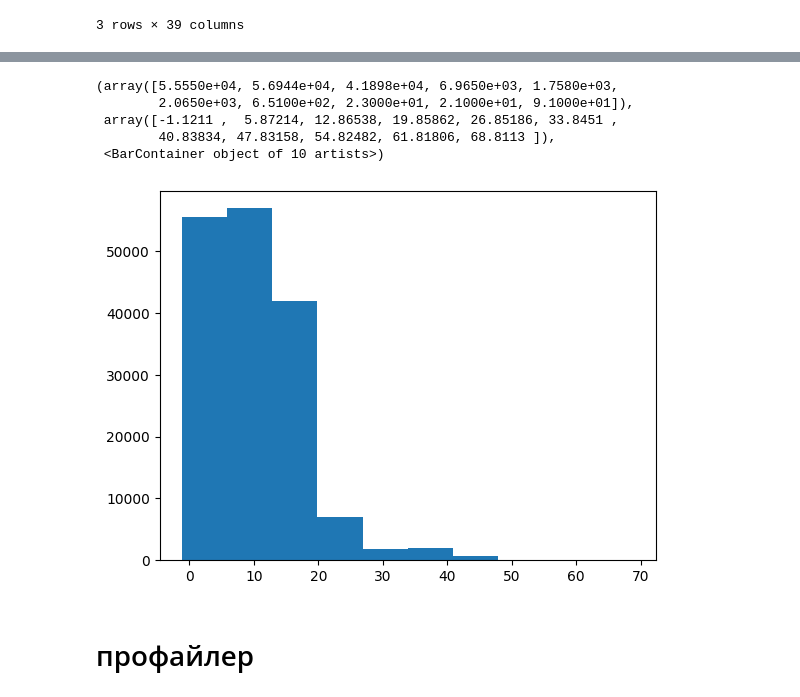
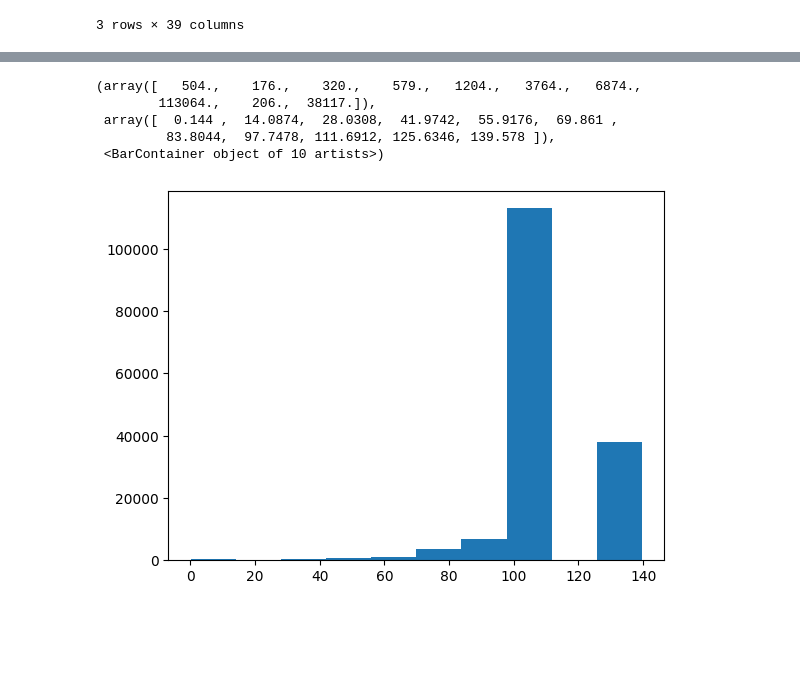
Before and after one commit to qa1roO/OptimalDrilling, a Jupyter notebook: pipeline.ipynb, the cells around one changed output, grey strips where cells are left out. Cells and saved outputs as stored; diff of their text form; code cells hidden in the pictures; blank space fills up the shorter version.

```diff
--- a/pipeline.ipynb
+++ b/pipeline.ipynb
@@ -37,0 +36,4 @@ df.head(3)
+# %%
+df_clean = df.drop(columns=['id','electric_rotation', 'electric_pressure_axis', 'voltage_rotation',
+       'voltage_pressure_axis', 'num_sattelites','moving_type', 'EI 0-1', 'EI 1-2', 'EI 2-3', 'EI 3-4',
+       'EI 4-5', 'EI 5-6', 'EI 6-7','rod_change','sequence_id','rtk_status', 'rig_id', 'drilling_speed', 'time_stamp','block_well_id','time', 'processing_time'])
@@ -37,0 +44,2 @@ df.head(3)
+# %%
+df_clean.dropna(inplace=True)
@@ -38,11 +55,11 @@ df.head(3)
+# %%
+df_clean = df_clean[df_clean['speed']<0.1]
 # %%
-plt.hist(df['depth'])
+plt.hist(df_clean['rotation'])
 # %% [output]
-(array([5.5550e+04, 5.6944e+04, 4.1898e+04, 6.9650e+03, 1.7580e+03,
-        2.0650e+03, 6.5100e+02, 2.3000e+01, 2.1000e+01, 9.1000e+01]),
- array([-1.1211 ,  5.87214, 12.86538, 19.85862, 26.85186, 33.8451 ,
-        40.83834, 47.83158, 54.82482, 61.81806, 68.8113 ]),
+(array([   504.,    176.,    320.,    579.,   1204.,   3764.,   6874.,
+        113064.,    206.,  38117.]),
+ array([  0.144 ,  14.0874,  28.0308,  41.9742,  55.9176,  69.861 ,
+         83.8044,  97.7478, 111.6912, 125.6346, 139.578 ]),
  <BarContainer object of 10 artists>)
-[figure, old version]
+[figure, new version]
-# %% [markdown]
-<h1> профайлер
```
Also changed, not shown: parts of 39 cells of this notebook, 4 other files.
